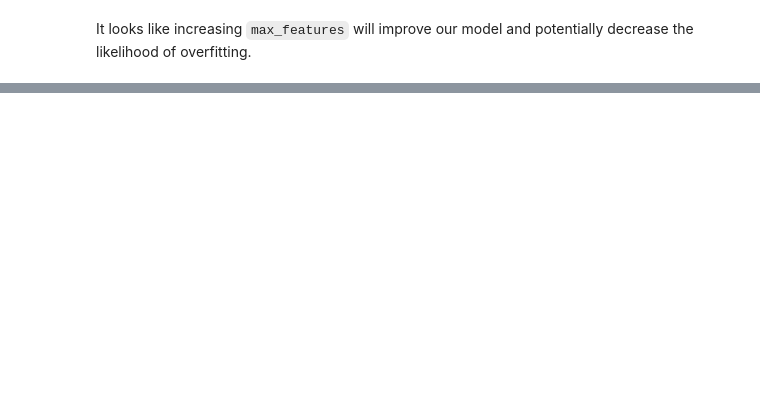
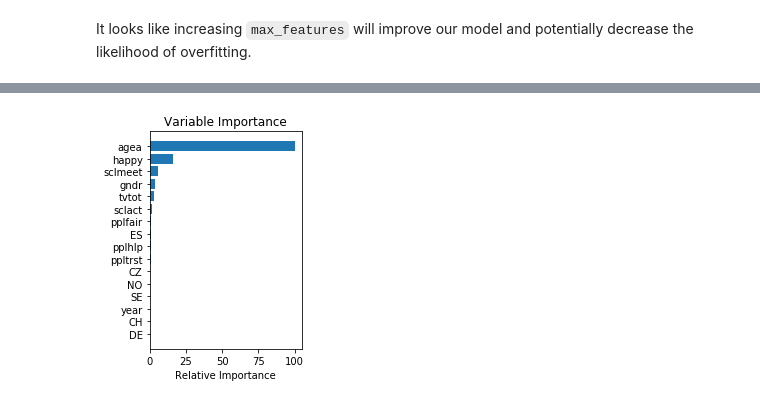
Before and after one commit to aarondelgiudice/thinkful, a Jupyter notebook: Unit_3/Lesson_5/3.5.3a_Challenge.ipynb, the cells around one changed output, grey strips where cells are left out. Drawn from its saved outputs; the diff is of its cells as text; code cells hidden in the pictures; blank space fills up the shorter version.

```diff
--- a/Unit_3/Lesson_5/3.5.3a_Challenge.ipynb
+++ b/Unit_3/Lesson_5/3.5.3a_Challenge.ipynb
@@ -314,21 +324,34 @@ It looks like increasing `max_features` will improve our model and potentially d
 # %%
 # import GridSearch
 from sklearn.model_selection import GridSearchCV
+# import random search
+from sklearn.model_selection import RandomizedSearchCV
 
 # define our parameter ranges
 param_grid = {
-    'learning_rate':[0.5, 0.25, 0.1, 0.05, 0.01],
+    'learning_rate':[0.1, 0.05, 0.01],
     'n_estimators':[50, 100, 200, 350, 500],
-    'subsample':np.linspace(0.1, 1.0, num=5, endpoint=True),
-    'min_samples_split':np.linspace(0.1, 1.0, num=5, endpoint=True),
-    'min_samples_leaf':np.linspace(0.1, 0.5, num=5, endpoint=True),
-    'max_depth':np.linspace(1, 32, num=5, endpoint=True),
-    'max_features':list(range(1,data.shape[1])),
-    'warm_start':[False, True],
+    'subsample':np.linspace(0.5, 1.0, num=5, endpoint=True),
+#    'min_samples_split':list(range()),
+#    'min_samples_leaf':list(range()),
+    'max_depth':list(range(3, 11, 2)),
+#    'max_features':list(range(1,data.shape[1])),
+#    'warm_start':[False, True],
     'loss':['deviance', 'exponential'],
 }
 
+# sample 30% of training data
+# stratified split
+# import random
+#from random import sample
+
+
 # Initialize and fit the model.
-clf_best = ensemble.GradientBoostingClassifier()
-clf_best = GridSearchCV(clf_best, param_grid, cv=5)
-clf_best.fit(X_train, y_train)
+clf = ensemble.GradientBoostingClassifier()
+#clf = GridSearchCV(clf, param_grid, cv=3)
+clf = RandomizedSearchCV(clf, param_grid, cv=3)
+# pass subset of data
+clf.fit(X_train, y_train)
+
+# get the best parameters
+clf.best_params_
@@ -337,0 +364,5 @@ clf_best.best_params_
+# %%
+# refit model with best parameters
+best_params = clf.best_params_
+clf_best = ensemble.GradientBoostingClassifier(**best_params)
+clf_best.fit(X_train, y_train)
@@ -361,13 +411,15 @@ print((
 # %%
 feature_importance_best = clf_best.feature_importances_
 
 # Make importances relative to max importance.
 feature_importance_best = 100.0 * (feature_importance_best / feature_importance_best.max())
 sorted_idx = np.argsort(feature_importance_best)
 pos = np.arange(sorted_idx.shape[0]) + .5
 plt.subplot(1, 2, 2)
 plt.barh(pos, feature_importance_best[sorted_idx], align='center')
-plt.yticks(pos, X.columns[sorted_idx])
+plt.yticks(pos, data.columns[sorted_idx])
 plt.xlabel('Relative Importance')
 plt.title('Variable Importance')
 plt.show()
+# %% [output]
+[figure, added]
```
Also changed, not shown: parts of 17 cells of this notebook.
